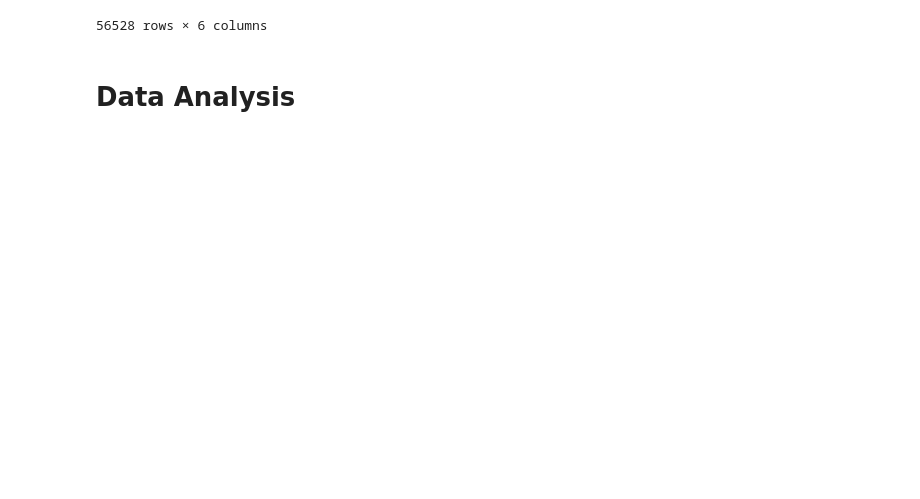
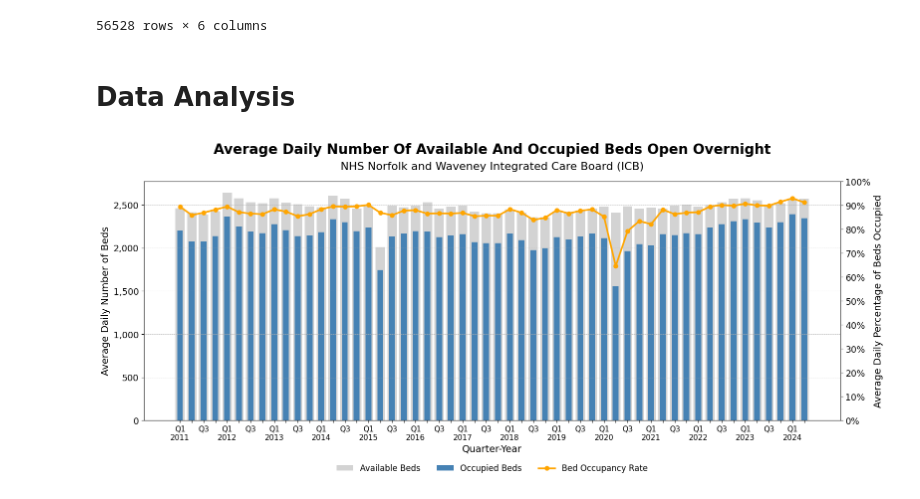
Before and after one commit to pereirajose3/Hospital-Bed-Availability-and-Occupancy-in-NHS, a Jupyter notebook: Bed_Availability_and_Occupancy_2000-2025_data_analysis.ipynb, the cells around one changed output. Saved outputs shown, nothing was run; the diff lists cells and outputs as text; code cells hidden in the pictures; blank space fills up the shorter version.

```diff
--- a/Bed_Availability_and_Occupancy_2000-2025_data_analysis.ipynb
+++ b/Bed_Availability_and_Occupancy_2000-2025_data_analysis.ipynb
@@ -26,6 +30,106 @@ df
 56528 rows × 6 columns
 # %% [markdown]
 # Data Analysis
+# %%
+import pandas as pd
+import matplotlib.pyplot as plt
+import matplotlib.ticker as ticker
+import os
+
+# === Create df_plot from df ===
+df_plot = df.copy()
+
+# === Clean and preprocess ===
+df_plot['Date'] = pd.to_datetime(df_plot['Date'], dayfirst=True, errors='coerce')
+df_plot['Number_Of_Beds_available'] = pd.to_numeric(df_plot['Number_Of_Beds_available'], errors='coerce')
+df_plot['Number_Of_Beds_occupied'] = pd.to_numeric(df_plot['Number_Of_Beds_occupied'], errors='coerce')
+df_plot['Quarter'] = df_plot['Date'].dt.to_period('Q')
+df_plot['Sector'] = df_plot['Sector'].str.strip().str.title()
+
+# === Select relevant trusts and sectors ===
+selected_orgs = [
+    "James Paget University Hospitals NHS Foundation Trust",
+    "Norfolk And Norwich University Hospitals NHS Foundation Trust",
+    "The Queen Elizabeth Hospital, King's Lynn, NHS Foundation Trust",
+    "Norfolk And Suffolk NHS Foundation Trust",
+    "Norfolk Community Health And Care NHS Trust"
+]
+selected_sectors = ['General & Acute', 'Maternity', 'Learning Disabilities', 'Mental Illness']
+
+# === Filter data ===
+df_filtered = df_plot[
+    (df_plot['Org_Name'].isin(selected_orgs)) &
+    (df_plot['Sector'].isin(selected_sectors)) &
+    (df_plot['Quarter'] >= '2011Q1')
+].copy()
+
+# === Group and compute Occupied % ===
+df_icb_grouped = df_filtered.groupby('Quarter')[['Number_Of_Beds_available', 'Number_Of_Beds_occupied']].sum()
+df_icb_grouped['Occupied %'] = (df_icb_grouped['Number_Of_Beds_occupied'] / df_icb_grouped['Number_Of_Beds_available']) * 100
+
+# === Format function for x-axis labels ===
+def format_labels(quarters):
+    return [f"Q{q.quarter}\n{q.year}" if q.quarter == 1 else ("Q3" if q.quarter == 3 else "") for q in quarters]
+
+x_labels = format_labels(df_icb_grouped.index)
+
+# === Plot ===
+fig, ax1 = plt.subplots(figsize=(16, 8))
+fig.patch.set_facecolor('white')
+
+# Bars for available and occupied beds
+bar1 = ax1.bar(df_icb_grouped.index.astype(str), df_icb_grouped['Number_Of_Beds_available'],
+               label='Available Beds', color='lightgray', width=0.8)
+bar2 = ax1.bar(df_icb_grouped.index.astype(str), df_icb_grouped['Number_Of_Beds_occupied'],
+               label='Occupied Beds', color='steelblue', width=0.5)
+
+# Configure left axis
+ax1.set_ylabel("Average Daily Number of Beds", fontsize=14)
+ax1.set_xlabel("Quarter-Year", fontsize=14)
+ax1.set_xticks(range(len(x_labels)))
+ax1.set_xticklabels(x_labels, rotation=0, ha='center', fontsize=12)
+ax1.tick_params(axis='x', labelsize=11)
+ax1.yaxis.set_major_formatter(ticker.FuncFormatter(lambda x, _: f"{int(x):,}"))
+ax1.tick_params(axis='y', labelsize=13)
+ax1.grid(axis='y', linestyle='--', linewidth=0.5)
+ax1.grid(axis='x', visible=False)
+ax1.spines['top'].set_visible(False)
+ax1.spines['right'].set_visible(False)
+ax1.spines['left'].set_visible(False)
+
+# Right axis for Occupied %
+ax2 = ax1.twinx()
+line, = ax2.plot(range(len(df_icb_grouped)), df_icb_grouped['Occupied %'].values,
+                 marker='o', linestyle='-', linewidth=2.5, color='orange', label='Occupied %')
+ax2.set_ylim(0, 100)
+ax2.set_ylabel("Average Daily Percentage of Beds Occupied", fontsize=14)
+ax2.yaxis.set_major_locator(ticker.MultipleLocator(10))
+ax2.yaxis.set_major_formatter(ticker.FuncFormatter(lambda x, _: f"{int(x)}%"))
+ax2.tick_params(axis='y', labelsize=13)
+
+# Titles
+ax1.set_title("Average Daily Number Of Available And Occupied Beds Open Overnight",
+              fontsize=20, pad=40, weight='bold')
+ax1.text(0.5, 1.05, "NHS Norfolk and Waveney Integrated Care Board (ICB)",
+         fontsize=16, ha='center', transform=ax1.transAxes)
+
+# Legend
+handles = [bar1[0], bar2[0], line]
+labels = ['Available Beds', 'Occupied Beds', 'Bed Occupancy Rate']
+ax1.legend(handles, labels,
+           loc='upper center',
+           bbox_to_anchor=(0.5, -0.15),
+           ncol=3,
+           frameon=False,
+           fontsize=12)
+
+plt.tight_layout(rect=[0, 0.1, 1, 1])
+
+plt.savefig(os.path.join(plot_save_path, f"A1_Avg Daily Number Of Available And Occupied Beds_ICB.png"), bbox_inches='tight', dpi=300)
+
+plt.show()
+# %% [output]
+[figure, added]
 # %%
 
 import pandas as pd
```
Also changed, not shown: parts of 16 cells of this notebook.
